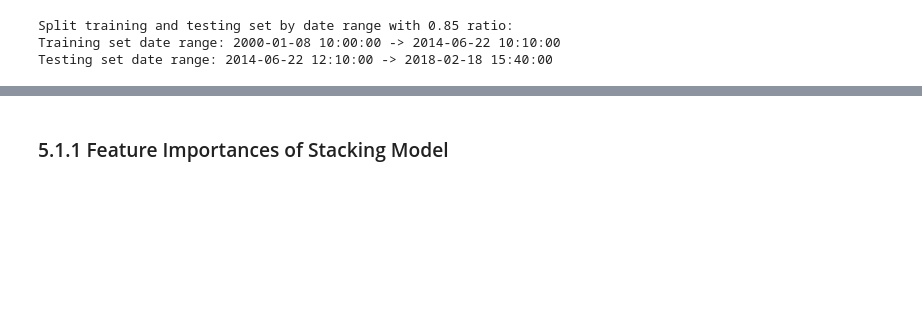
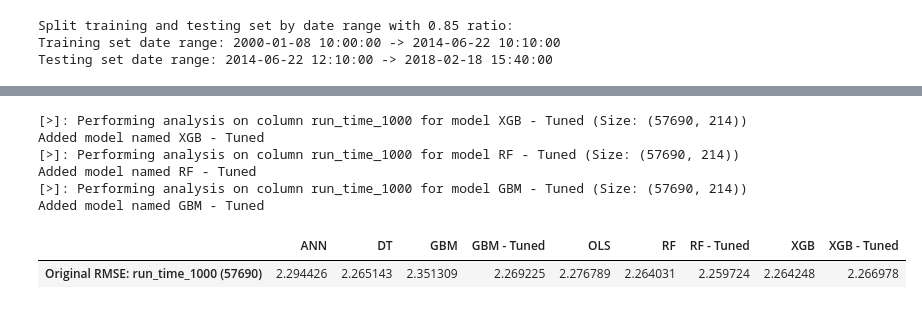
Before and after one commit to terryluzj/ba-fyp-sports-analytics, a Jupyter notebook: analysis/predictive/regression_models_first.ipynb, the cells around one changed output, grey strips where cells are left out. Saved outputs shown, nothing was run; the diff lists cells and outputs as text; code cells hidden in the pictures; blank space fills up the shorter version.

```diff
--- a/analysis/predictive/regression_models_first.ipynb
+++ b/analysis/predictive/regression_models_first.ipynb
@@ -255,4 +204,23 @@ Testing set date range: 2014-08-02 15:25:00 -> 2018-02-18 16:25:00
-# %% [markdown]
-### 5.1.1 Feature Importances of Stacking Model
+# %%
+mc.add_model(XGBRegressor, 'XGB - Tuned',
+             learning_rate=0.1, colsample_bytree=0.8, gamma=0.3, max_depth=3,
+             min_child_weight=7, reg_alpha=0.01, subsample=0.6)
+mc.add_model(RandomForestRegressor, 'RF - Tuned',
+             max_depth=8, n_estimators=40, max_features='sqrt')
+mc.add_model(GradientBoostingRegressor, 'GBM - Tuned',
+             n_estimators=100, max_depth=5, max_features=20, min_samples_leaf=50,
+             min_samples_split=500, subsample=0.8, learning_rate=0.1)
+# %% [output]
+[>]: Performing analysis on column run_time_1000 for model XGB - Tuned (Size: (57690, 214))
+Added model named XGB - Tuned
+[>]: Performing analysis on column run_time_1000 for model RF - Tuned (Size: (57690, 214))
+Added model named RF - Tuned
+[>]: Performing analysis on column run_time_1000 for model GBM - Tuned (Size: (57690, 214))
+Added model named GBM - Tuned
+# %%
+mc.get_report(filter_word='RMSE')
+# %% [output]
+|  | ANN | DT | GBM | GBM - Tuned | OLS | RF | RF - Tuned | XGB | XGB - Tuned |
+| Original RMSE: run_time_1000 (57690) | 2.294426 | 2.265143 | 2.351309 | 2.269225 | 2.276789 | 2.264031 | 2.259724 | 2.264248 | 2.266978 |
 # %%
 # Set some specs for plotting
```
Also changed, not shown: parts of 39 cells of this notebook, 5 other files.
